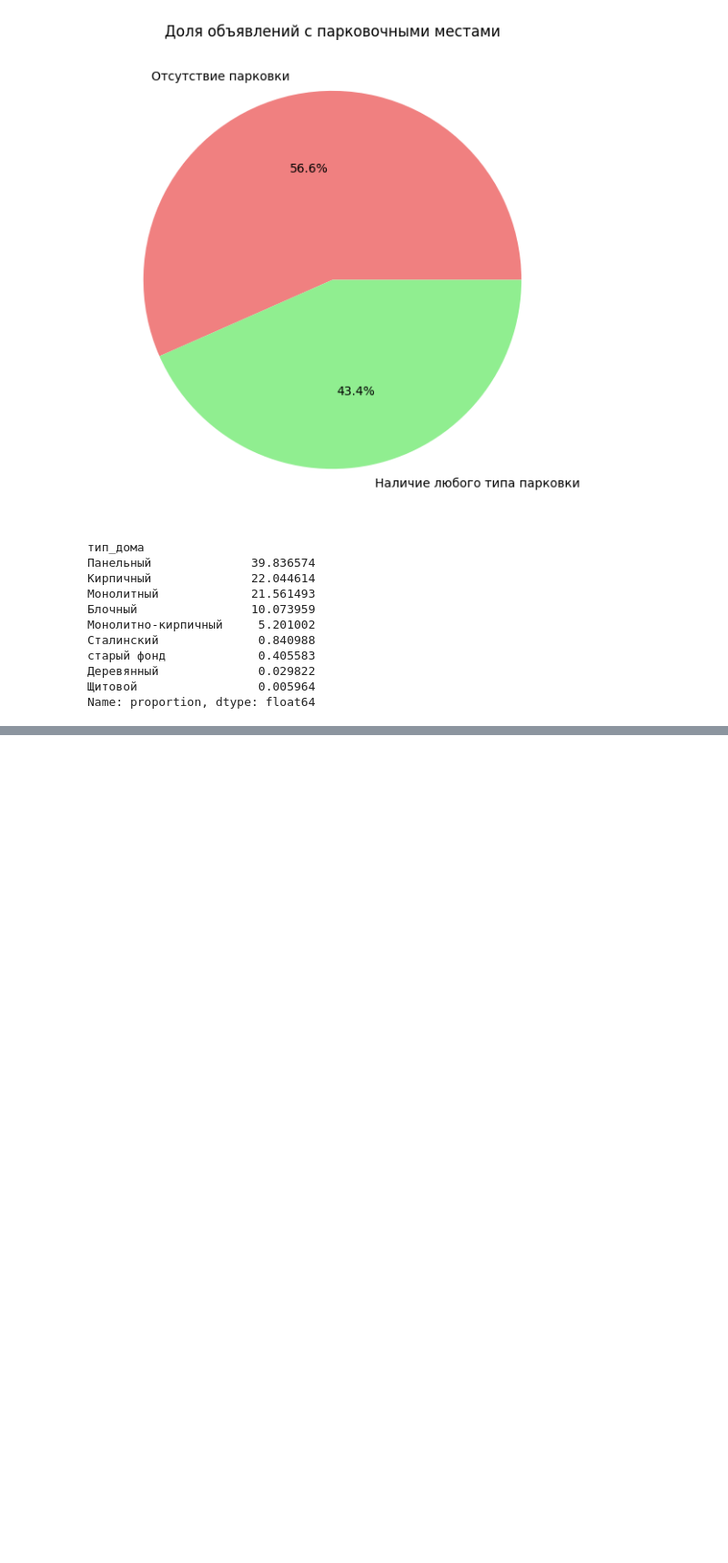
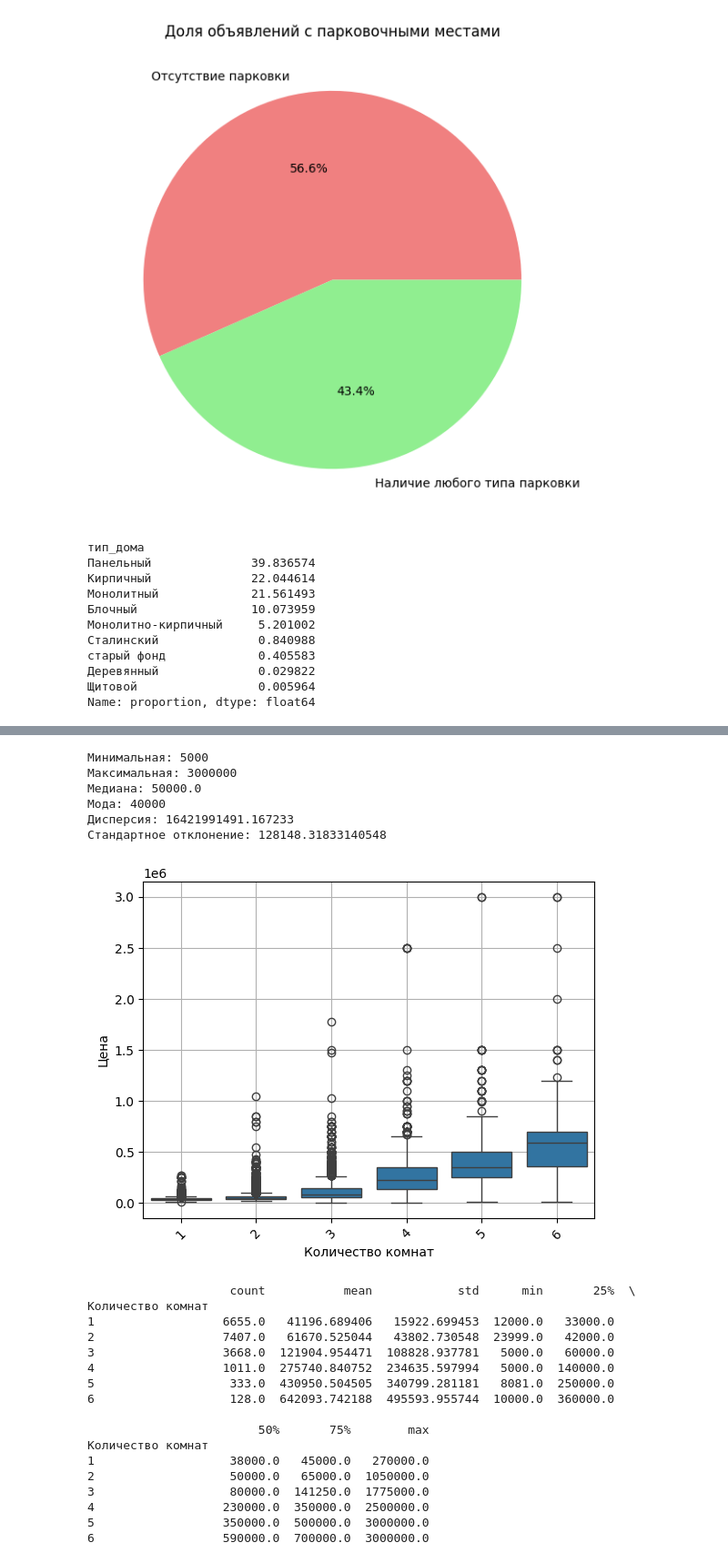
Before and after one commit to Ali-B-Indahouse/How-Much-Is-The-real-estate-in-Moscow, a Jupyter notebook: release1_Ali.ipynb, the cells around one changed output, grey strips where cells are left out. Shown at 91% size. Saved outputs shown, nothing was run; the diff lists cells and outputs as text; code cells hidden in the pictures; blank space fills up the shorter version.

```diff
--- a/release1_Ali.ipynb
+++ b/release1_Ali.ipynb
@@ -89,3 +92,7 @@ print(df['тип_дома'].value_counts(normalize=True) * 100)
 Деревянный              0.029822
 Щитовой                 0.005964
 Name: proportion, dtype: float64
+# %%
+price = df['Цена'].apply(lambda x: int(x.split('.')[0]))
+df['Цена'] = price
+print(price[price != 0])
@@ -91,0 +112,50 @@ Name: proportion, dtype: float64
+# %%
+print(f"\nМинимальная: {df['Цена'].min()}")
+print(f"Максимальная: {df['Цена'].max()}")
+print(f"Медиана: {df['Цена'].median()}")
+print(f"Мода: {df['Цена'].mode()[0]}")
+print(f"Дисперсия: {df['Цена'].var()}")
+print(f"Стандартное отклонение: {df['Цена'].std()}")
+# %% [output]
+Минимальная: 5000
+Максимальная: 3000000
+Медиана: 50000.0
+Мода: 40000
+Дисперсия: 16421991491.167233
+Стандартное отклонение: 128148.31833140548
+# %%
+def clean_rooms(value):
+
+    if pd.isna(value):
+        return None
+    #первое число в строке
+    match = re.search(r'(\d+)', str(value))
+    return int(match.group(1)) if match else None
+
+df['Количество комнат'] = df['Количество комнат'].apply(clean_rooms)
+df['Количество комнат'] = pd.to_numeric(df['Количество комнат'], errors='coerce').astype('Int64')
+# %%
+sns.boxplot(data=df, x='Количество комнат', y = 'Цена')
+plt.xticks(rotation=45)
+plt.grid(True)
+plt.show()
+print(df.groupby('Количество комнат')['Цена'].describe())
+# %% [output]
+[figure, added]
+                    count           mean            std      min       25%  \
+Количество комнат
+1                  6655.0   41196.689406   15922.699453  12000.0   33000.0
+2                  7407.0   61670.525044   43802.730548  23999.0   42000.0
+3                  3668.0  121904.954471  108828.937781   5000.0   60000.0
+4                  1011.0  275740.840752  234635.597994   5000.0  140000.0
+5                   333.0  430950.504505  340799.281181   8081.0  250000.0
+6                   128.0  642093.742188  495593.955744  10000.0  360000.0
+
+                        50%       75%        max
+Количество комнат
+1                   38000.0   45000.0   270000.0
+2                   50000.0   65000.0  1050000.0
+3                   80000.0  141250.0  1775000.0
+4                  230000.0  350000.0  2500000.0
+5                  350000.0  500000.0  3000000.0
+6                  590000.0  700000.0  3000000.0
```
Also changed, not shown: parts of 9 cells of this notebook, 3 other files.
